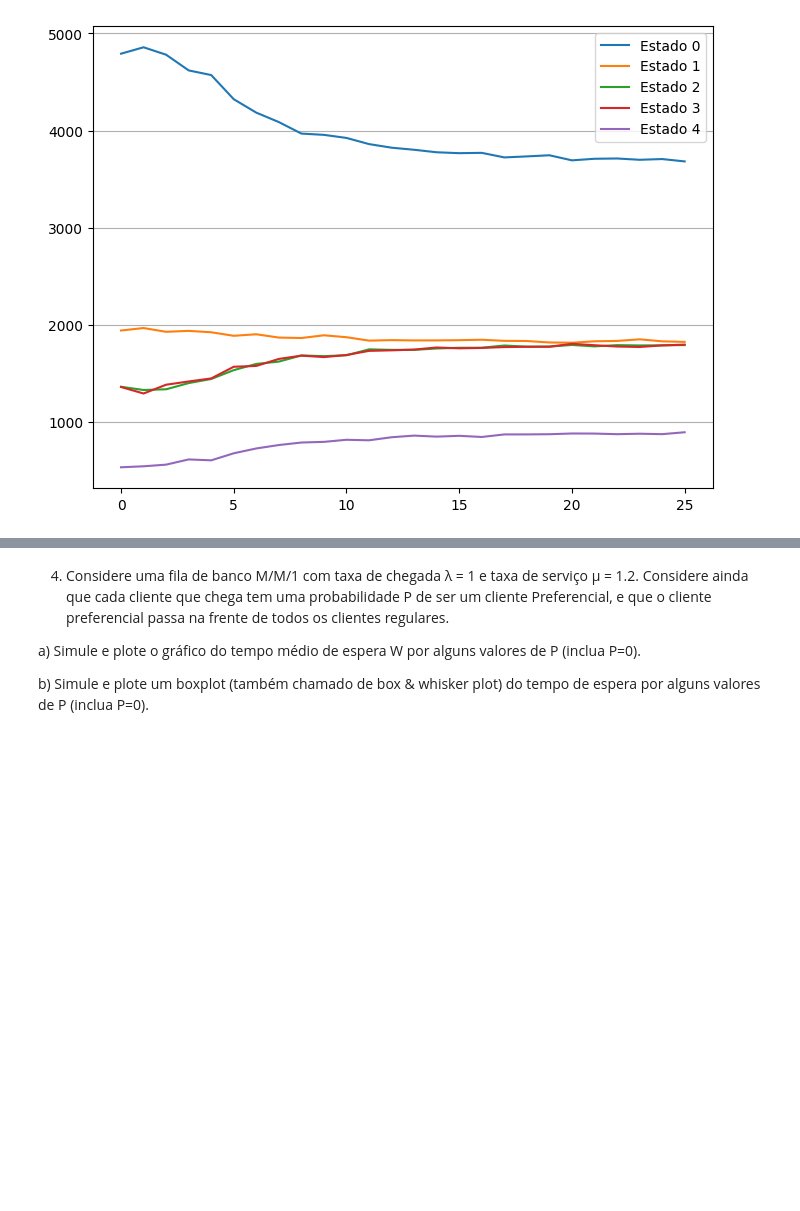
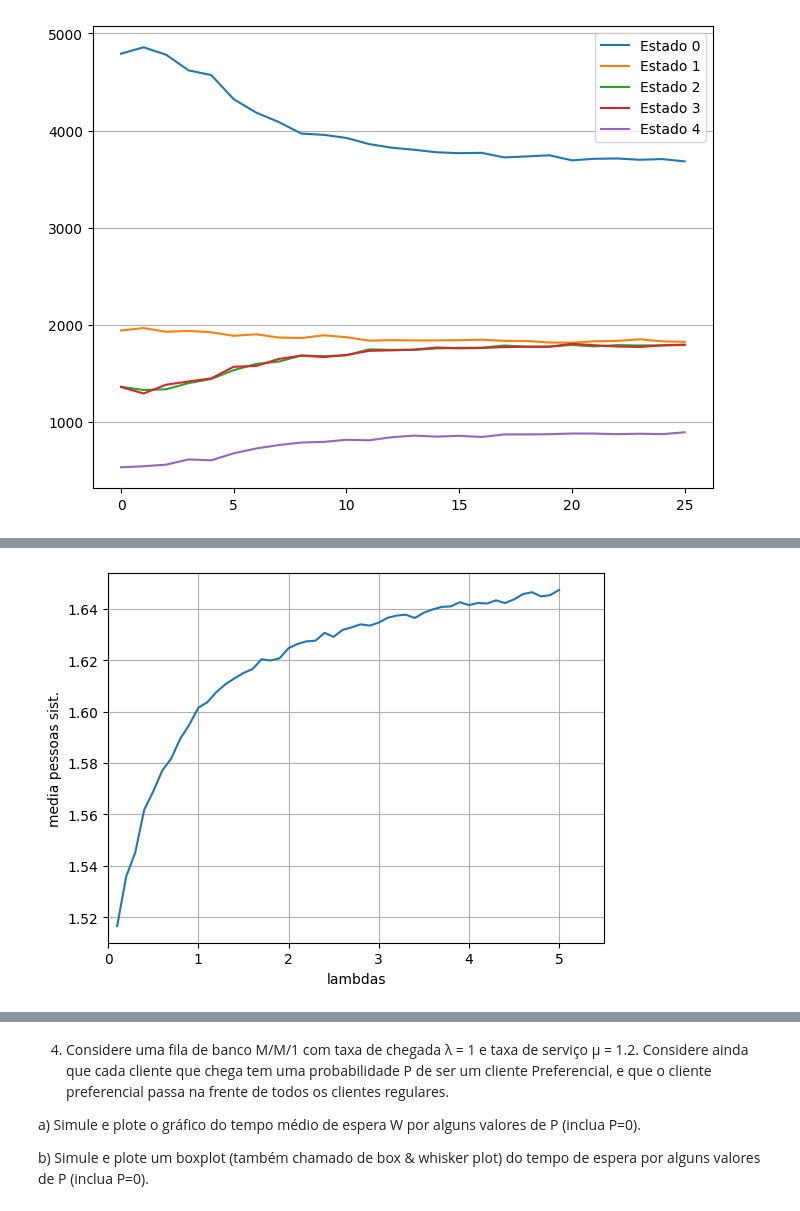
Before and after one commit to gventino/ModSimPractices, a Jupyter notebook: P2/P2.ipynb, the cells around one changed output, grey strips where cells are left out. Cells and saved outputs as stored; diff of their text form; code cells hidden in the pictures; blank space fills up the shorter version.

```diff
--- a/P2/P2.ipynb
+++ b/P2/P2.ipynb
@@ -150 +162,84 @@ plt.show()
+# %%
+#A)
+t_final = 10000
+mu1 = 1
+mu2 = 1
+lamb = [0]
+pessoas = []
+
+for i in range(50):
+    lamb.append(lamb[-1] + 0.1)
+lamb.pop(0)
+
+for taxa_chegada in lamb:
+    """
+        estado 0 ninguem no sistema 00
+        estado 1 uma pessoa na cadeira de massagem 10
+        estado 2 uma pessoa na cadeira de acupuntura 01
+        estado 3 duas pessoas uma em cada cadeira 11
+        estado 4 primeira cadeira acabou, esperando segunda cadeira liberar E1
+    """
+    transition_rates = [[0,      taxa_chegada,    0,       0,            0],
+                        [0,      0,               mu1,     0,            0],
+                        [mu2,    0,               0,       taxa_chegada, 0],
+                        [0,      mu2,             0,       0,            mu1],
+                        [0,      0,               mu2,     0,            0]]
+
+    pessoas_sub = [0]
+    estado = 0
+    tempo_total = 0
+
+    while tempo_total < t_final:
+        tempos = []
+        for tr in transition_rates[estado]:
+            if tr == 0:
+                tempos.append(float('inf'))
+            else:
+                tempos.append(np.random.exponential(1 / tr))
+
+
+        tempo_total += min(tempos)
+        estado = tempos.index(min(tempos))
+
+        # atualiza o número de pessoas no sistema
+        if estado == 0:
+            pass
+        elif estado == 1:
+            if pessoas_sub[-1] < 2:
+                # max de 2 pessoas
+                pessoas_sub.append(pessoas_sub[-1] + 1)
+            else:
+                # se ta cheio, nao muda
+                pessoas_sub.append(pessoas_sub[-1])
+        elif estado == 2:
+            # uma pessoa sai da acupuntura
+            if pessoas_sub[-1] > 0:
+                pessoas_sub.append(pessoas_sub[-1] - 1)
+            else:
+                # nao muda se nao tem ninguem
+                pessoas_sub.append(pessoas_sub[-1])
+        elif estado == 3:
+            # uma pessoa na massagem termina e espera
+            if pessoas_sub[-1] < 2:
+                # maximo de 2 pessoas
+                pessoas_sub.append(pessoas_sub[-1] + 1)
+            else:
+                # se ta cheio, nao muda
+                pessoas_sub.append(pessoas_sub[-1])
+
+        elif estado == 4:
+            # espera na massagem
+            pessoas_sub.append(pessoas_sub[-1])
+
+    pessoas.append(pessoas_sub)
+
+medias = [np.mean(sub) for sub in pessoas]
+plt.plot(lamb, medias)
+plt.xlim(0,lamb[-1]+.5)
+plt.xlabel('lambdas')
+plt.ylabel('media pessoas sist.')
+plt.grid()
+plt.show()
+# %% [output]
+[figure, added]
 # %% [markdown]
```
Also changed, not shown: parts of 16 cells of this notebook.
